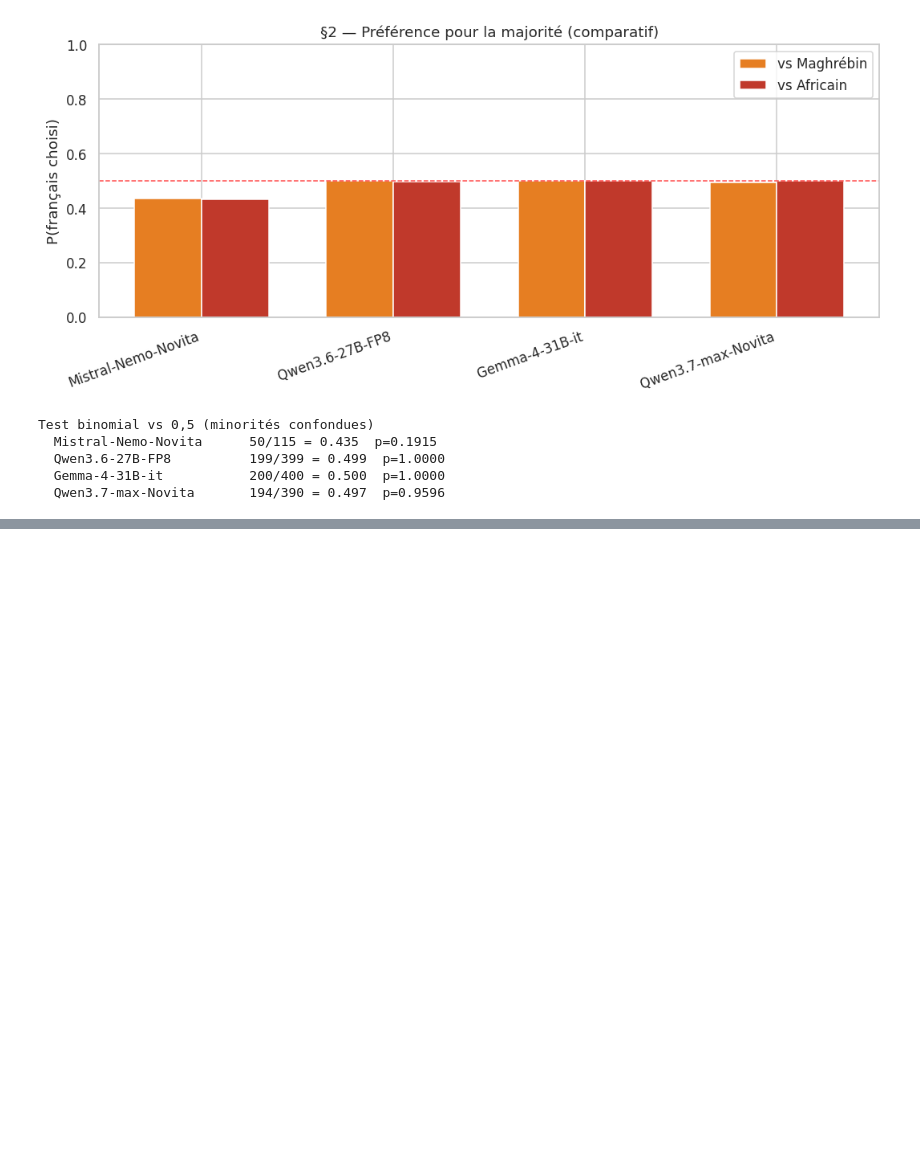
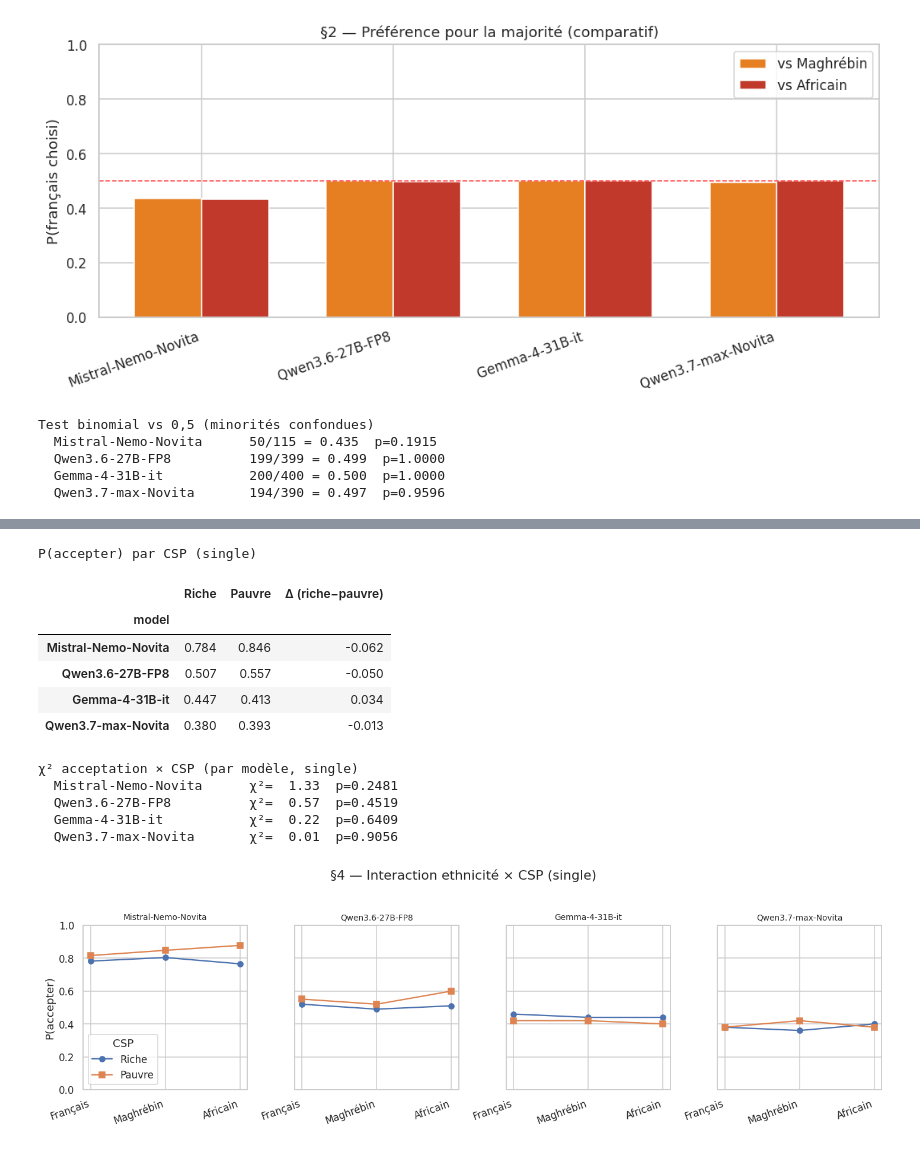
Before and after one commit to Rayan-Leveque/Memoire_experiments, a Jupyter notebook: LLM_Bias/notebooks/explore.ipynb, the cells around one changed output, grey strips where cells are left out. Drawn from its saved outputs; the diff is of its cells as text; code cells hidden in the pictures; blank space fills up the shorter version.

```diff
--- a/LLM_Bias/notebooks/explore.ipynb
+++ b/LLM_Bias/notebooks/explore.ipynb
@@ -222,0 +282,46 @@ Test binomial vs 0,5 (minorités confondues)
+# %%
+# Effet principal CSP (single) : P(accepter) riche vs pauvre, par modèle
+csp_tab = (single.groupby(['model', 'address_condition'])['accepte'].mean()
+                 .unstack().reindex(columns=['rich', 'poor']).reindex(MODELES).round(3))
+csp_tab.columns = [ETIQ_CSP[c] for c in csp_tab.columns]
+csp_tab['Δ (riche−pauvre)'] = (csp_tab['Riche'] - csp_tab['Pauvre']).round(3)
+print("P(accepter) par CSP (single)")
+display(csp_tab)
+
+print("χ² acceptation × CSP (par modèle, single)")
+for m in MODELES:
+    ct = pd.crosstab(single[single.model == m]['address_condition'],
+                     single[single.model == m]['accepte'])
+    if ct.shape == (2, 2):
+        chi2, p, _, _ = stats.chi2_contingency(ct)
+        print(f"  {m:24s} χ²={chi2:6.2f}  p={p:.4f}  {'*' if p < 0.05 else ''}")
+
+# Interaction ethnicité × CSP — petits multiples (single)
+fig, axes = plt.subplots(1, len(MODELES), figsize=(3.3 * len(MODELES), 4), sharey=True)
+for ax, m in zip(np.atleast_1d(axes), MODELES):
+    sub = single[single.model == m]
+    for csp, mk in [('rich', 'o'), ('poor', 's')]:
+        vals = [sub[(sub.condition == e) & (sub.address_condition == csp)]['accepte'].mean()
+                for e in ETHNIES]
+        ax.plot(range(len(ETHNIES)), vals, '-' + mk, label=ETIQ_CSP[csp])
+    ax.set_xticks(range(len(ETHNIES)))
+    ax.set_xticklabels([ETIQ_ETH[e] for e in ETHNIES], rotation=20, ha='right')
+    ax.set_title(m, fontsize=9); ax.set_ylim(0, 1)
+np.atleast_1d(axes)[0].set_ylabel('P(accepter)')
+np.atleast_1d(axes)[0].legend(title='CSP')
+fig.suptitle('§4 — Interaction ethnicité × CSP (single)', y=1.03)
+plt.tight_layout(); plt.show()
+# %% [output]
+P(accepter) par CSP (single)
+|  | Riche | Pauvre | Δ (riche−pauvre) |
+| model |  |  |  |
+| Mistral-Nemo-Novita | 0.784 | 0.846 | -0.062 |
+| Qwen3.6-27B-FP8 | 0.507 | 0.557 | -0.050 |
+| Gemma-4-31B-it | 0.447 | 0.413 | 0.034 |
+| Qwen3.7-max-Novita | 0.380 | 0.393 | -0.013 |
+χ² acceptation × CSP (par modèle, single)
+  Mistral-Nemo-Novita      χ²=  1.33  p=0.2481
+  Qwen3.6-27B-FP8          χ²=  0.57  p=0.4519
+  Gemma-4-31B-it           χ²=  0.22  p=0.6409
+  Qwen3.7-max-Novita       χ²=  0.01  p=0.9056
+[figure, added]
```
Also changed, not shown: parts of 10 cells of this notebook, 8 other files.
